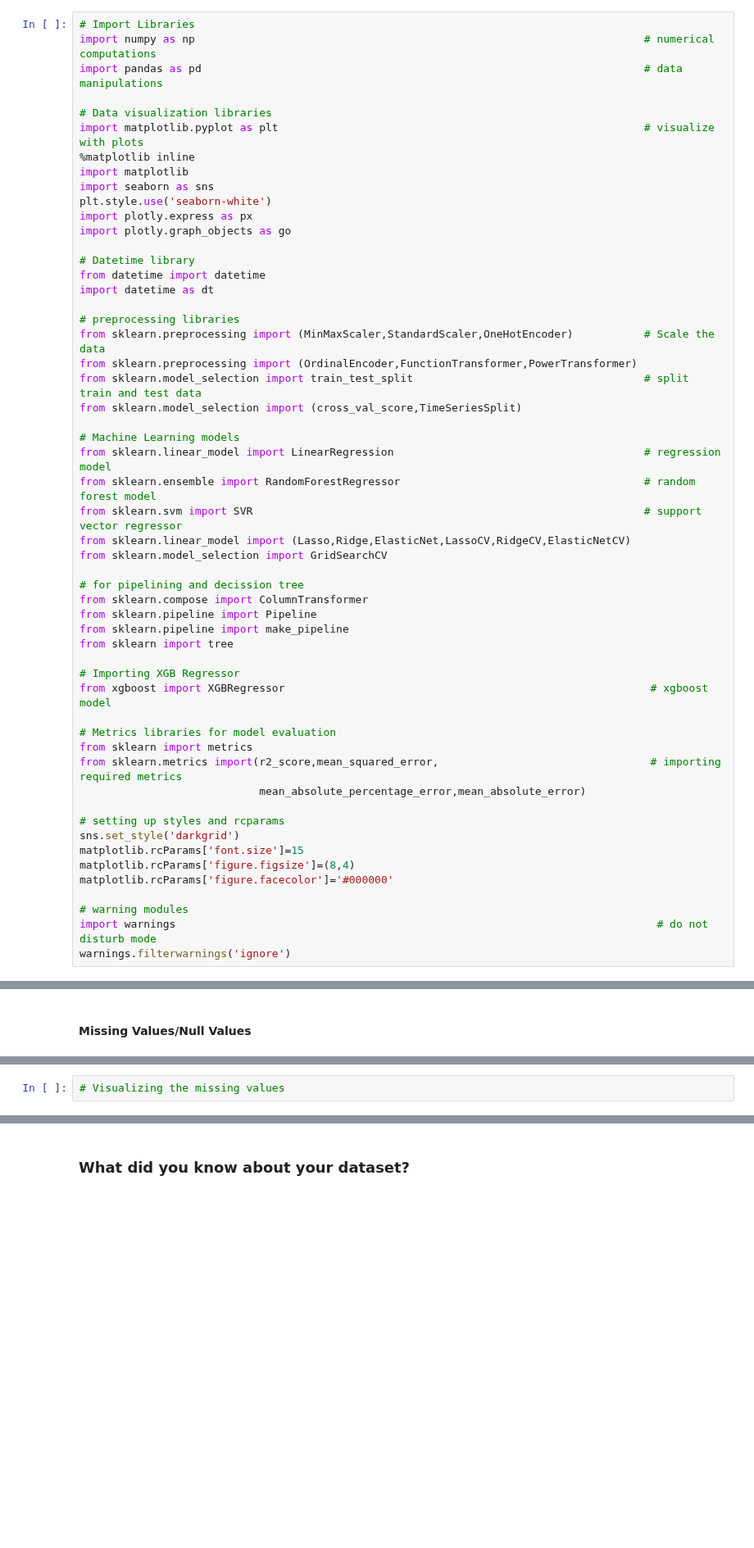
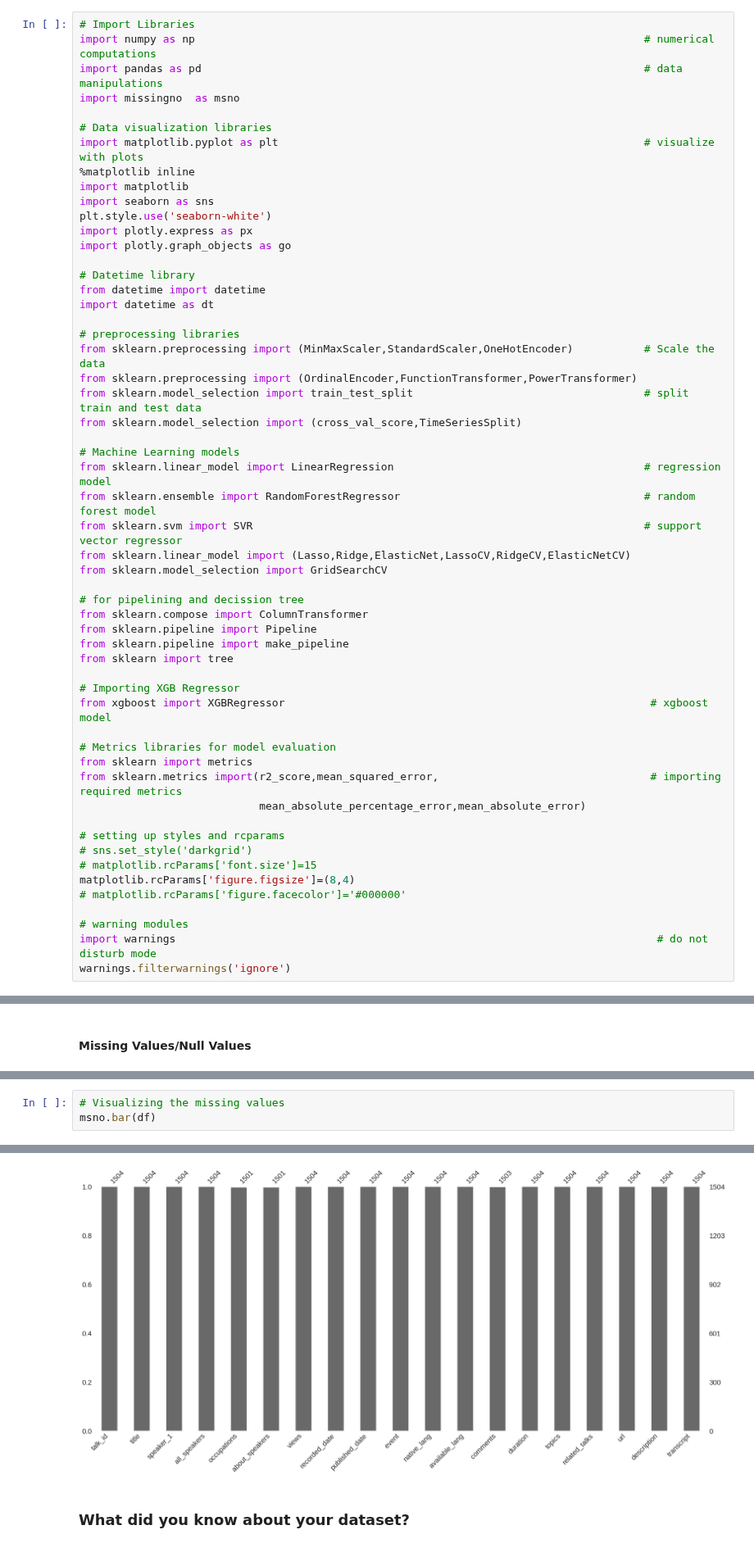
Before and after one commit to shubhamrai1318/TED_Talk_Views_Prediction, a Jupyter notebook: TED_Talk_Views_Prediction.ipynb, the cells around one changed output, grey strips where cells are left out. Shown at 82% size. Saved outputs shown, nothing was run; the diff lists cells and outputs as text; blank space fills up the shorter version.

```diff
--- a/TED_Talk_Views_Prediction.ipynb
+++ b/TED_Talk_Views_Prediction.ipynb
@@ -123,6 +123,7 @@ M - Multivariate Analysis
 # Import Libraries
 import numpy as np                                                                      # numerical computations
 import pandas as pd                                                                     # data manipulations
+import missingno  as msno
 
 # Data visualization libraries
 import matplotlib.pyplot as plt                                                         # visualize with plots
@@ -165,10 +166,10 @@ from sklearn.metrics import(r2_score,mean_squared_error,
                             mean_absolute_percentage_error,mean_absolute_error)
 
 # setting up styles and rcparams
-sns.set_style('darkgrid')
-matplotlib.rcParams['font.size']=15
+# sns.set_style('darkgrid')
+# matplotlib.rcParams['font.size']=15
 matplotlib.rcParams['figure.figsize']=(8,4)
-matplotlib.rcParams['figure.facecolor']='#000000'
+# matplotlib.rcParams['figure.facecolor']='#000000'
 
 # warning modules
 import warnings                                                                           # do not disturb mode
@@ -220,2 +271,4 @@ df.head()
 # %%
 # Visualizing the missing values
+msno.bar(df)
+# %% [output]
@@ -222,2 +276,3 @@ df.head()
+[figure, added]
 # %% [markdown]
 ### What did you know about your dataset?
```
Also changed, not shown: parts of 9 cells of this notebook.
